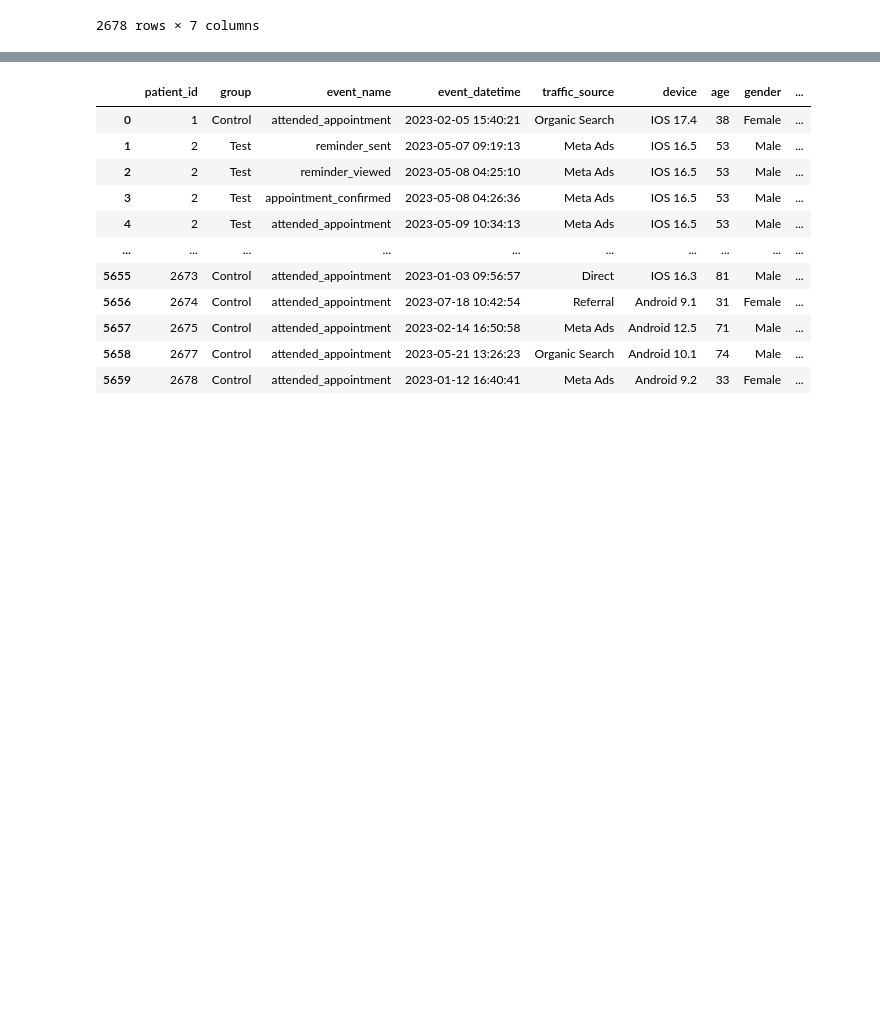
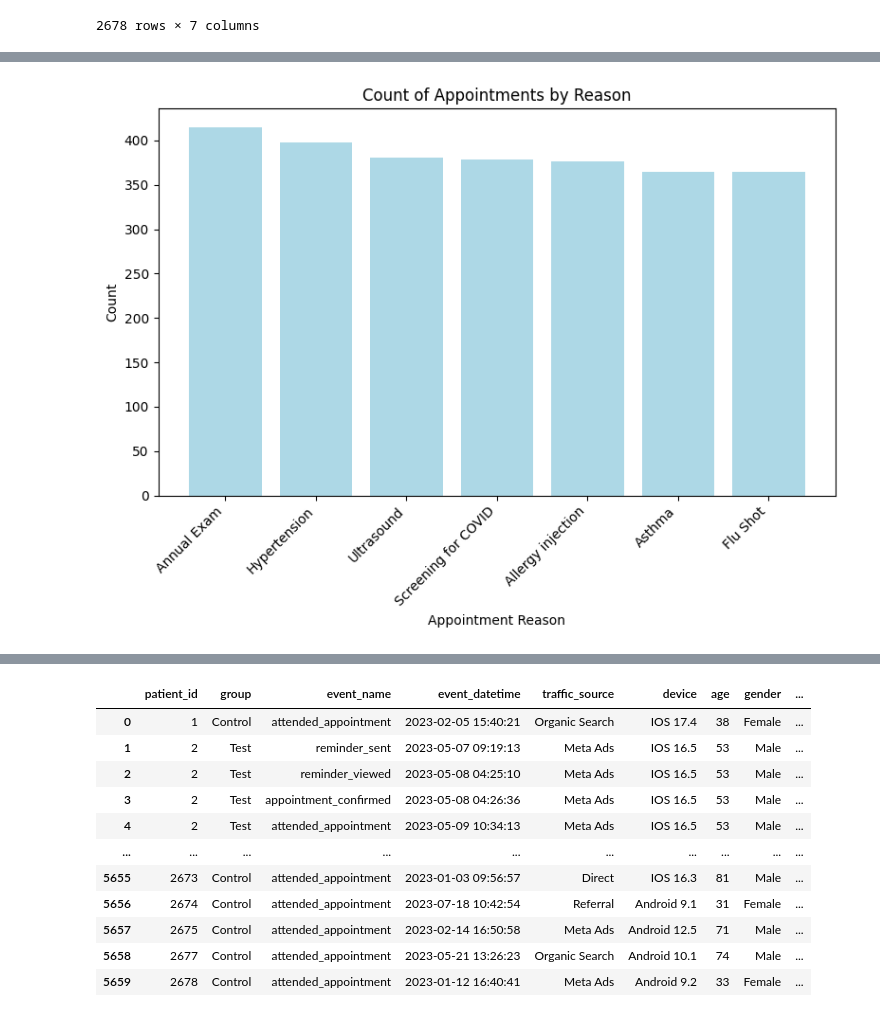
Before and after one commit to Ismat-Samadov/kyla_ProductAnalyst, a Jupyter notebook: task.ipynb, the cells around one changed output, grey strips where cells are left out. Cells and saved outputs as stored; diff of their text form; code cells hidden in the pictures; blank space fills up the shorter version.

```diff
--- a/task.ipynb
+++ b/task.ipynb
@@ -56,3 +219,9 @@ appointments_data
 | 2676 | 2677 | 74 | Male | Dr. Williams | Ultrasound | 2023-05-21 | Attended |
 | 2677 | 2678 | 33 | Female | Dr. Johnson | Flu Shot | 2023-01-12 | Attended |
 2678 rows × 7 columns
+# %%
+# Grouping by 'appointment_reason' and counting, then ordering by count from most to least
+grouped_appointments = appointments_data.groupby('appointment_reason').size().reset_index(name='count')
+grouped_appointments = grouped_appointments.sort_values(by='count', ascending=False)
+
+grouped_appointments.reset_index(drop=True)
@@ -58,0 +237,12 @@ appointments_data
+# %%
+# Visualizing the appointment reason counts with a bar chart
+plt.figure(figsize=(8, 6))
+plt.bar(grouped_appointments['appointment_reason'], grouped_appointments['count'], color='lightblue')
+plt.xlabel('Appointment Reason')
+plt.ylabel('Count')
+plt.title('Count of Appointments by Reason')
+plt.xticks(rotation=45, ha='right')
+plt.tight_layout()
+plt.show()
+# %% [output]
+[figure, added]
```
Also changed, not shown: parts of 20 cells of this notebook.
